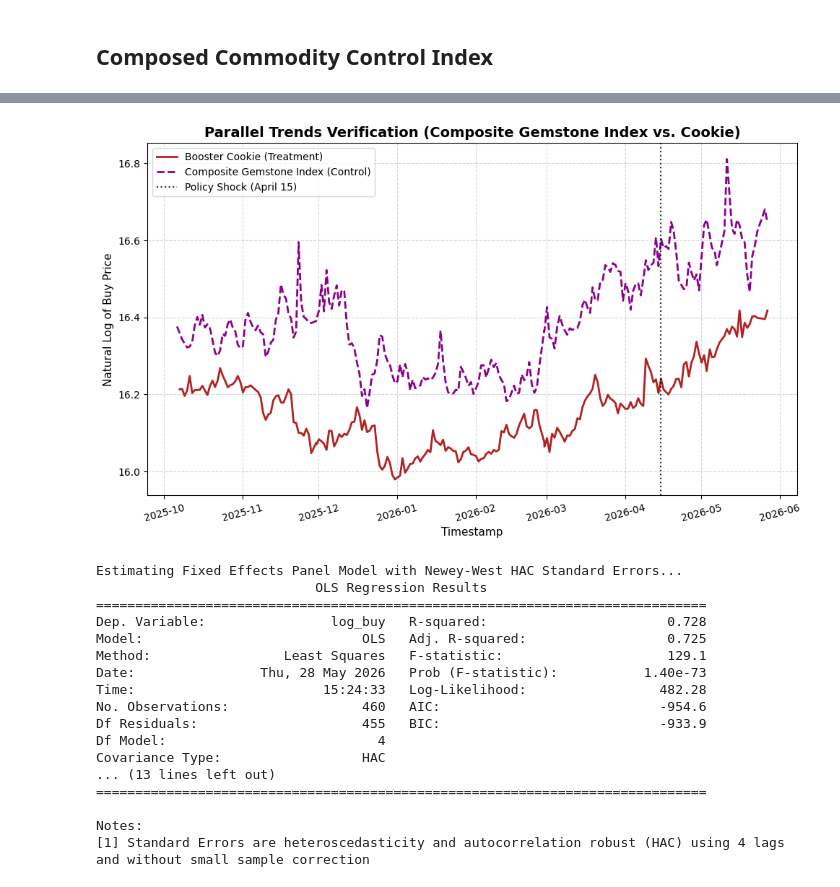
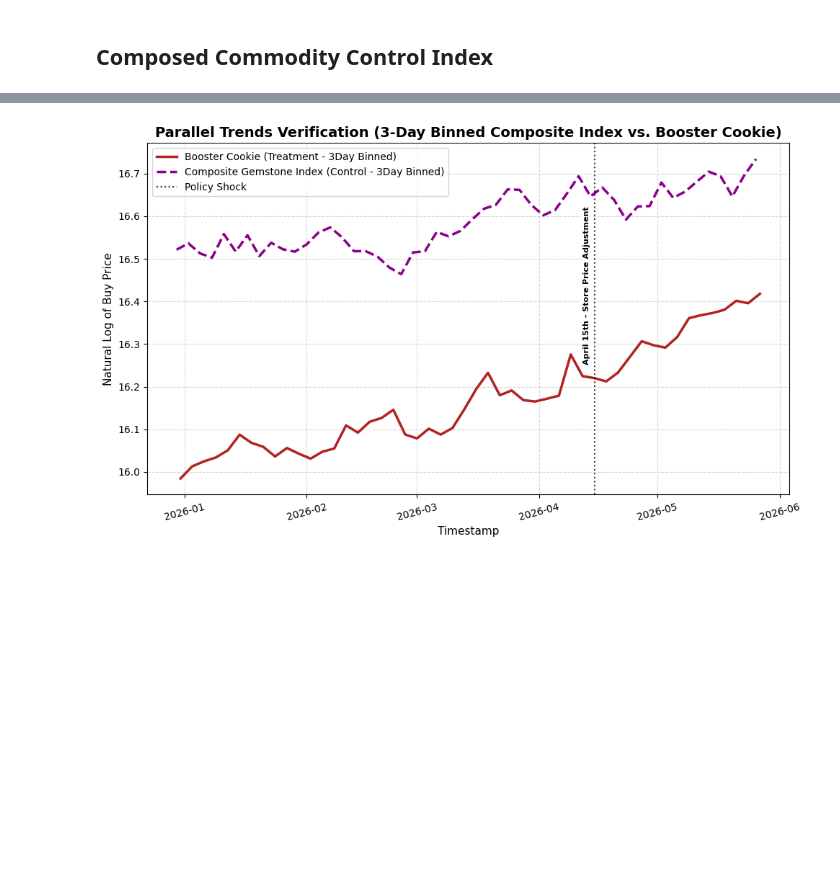
Before and after one commit to Lukee563/Time-Series-Modeling, a Jupyter notebook: analysis/modeling.ipynb, the cells around one changed output, grey strips where cells are left out. Cells and saved outputs as stored; diff of their text form; code cells hidden in the pictures; blank space fills up the shorter version.

Commit message:
Final code for Booster Cookie DiD

```diff
--- a/analysis/modeling.ipynb
+++ b/analysis/modeling.ipynb
@@ -36,6 +34,6 @@ Executing parallel API data ingestion layer...
 # %%
 print("Executing parallel API data ingestion layer...\n")
-period = 230 # 32 Weeks
+period = 145 # Full Availible Data
 
 # Ensure the raw directory exists so data_pull doesn't throw an OS error
 os.makedirs("data/raw", exist_ok=True)
@@ -53,16 +51,18 @@ print("\nAll raw CSV matrices successfully downloaded and structured inside data
 
 print("Building Composed Commodity Control Index...\n")
 
-# ----------------- LAYER 1: Core Target (Booster Cookies) -----------------
+# Treatment Group (Booster Cookies)
 path_cookie = "data/raw/cookie_market_historical.csv"
 
 cleaned_cookie_data = data_construction(path_cookie).tail(period).reset_index(drop=True)
 cleaned_cookie_data['timestamp'] = pd.to_datetime(cleaned_cookie_data['timestamp'])
 
-# ----------------- LAYER 2: Synthetic Control Group Construction -----------------
+# Synthetic Control Group Construction
 gem_list = [
     'PERFECT_TOPAZ_GEM', 'PERFECT_RUBY_GEM', 'PERFECT_SAPPHIRE_GEM',
-    'PERFECT_AMBER_GEM', 'PERFECT_JADE_GEM', 'PERFECT_AMETHYST_GEM'
+    'PERFECT_AMBER_GEM', 'PERFECT_JADE_GEM', 'PERFECT_AMETHYST_GEM',
+    'PERFECT_AQUAMARINE_GEM', 'PERFECT_CITRINE_GEM', 'PERFECT_JASPER_GEM',
+    'PERFECT_ONYX_GEM', 'PERFECT_PERIDOT_GEM', 'PERFECT_SAPPHIRE_GEM'
 ]
 
 gem_data_frames = []
@@ -138,41 +154,52 @@ Panel alignment complete. Total panel observations: 460
 # %%
-# ----------------- LAYER 4: Visualization -----------------
+import matplotlib.pyplot as plt
+import numpy as np
+import pandas as pd
+import matplotlib.transforms as transforms
+
 fig, ax1 = plt.subplots(figsize=(10, 6))
 
-ax1.plot(cleaned_cookie_data['timestamp'], np.log(cleaned_cookie_data['buy']),
-         label='Booster Cookie (Treatment)', color='firebrick', linewidth=2)
+# Filter the long-format panel data back into its respective groups for plotting
+binned_cookie = panel_df[panel_df['Treatment'] == 1].sort_values('timestamp')
+binned_gemstone = panel_df[panel_df['Treatment'] == 0].sort_values('timestamp')
 
-ax1.plot(cleaned_gemstone_data['timestamp'], np.log(cleaned_gemstone_data['buy']),
-         label='Composite Gemstone Index (Control)', color='darkmagenta', linewidth=2, linestyle='--')
+# Plot 3-Day Binned Treatment Group (Booster Cookies)
+ax1.plot(binned_cookie['timestamp'], binned_cookie['log_buy'],
+         label='Booster Cookie (Treatment - 3Day Binned)', color='firebrick', linewidth=2.5)
 
-ax1.axvline(pd.to_datetime('2026-04-15'), color='black', linestyle=':', alpha=0.8,
-            linewidth=1.5, label='Policy Shock (April 15)')
+# Plot 3-Day Binned Control Group (Composite Gemstone Index)
+ax1.plot(binned_gemstone['timestamp'], binned_gemstone['log_buy'],
+         label='Composite Gemstone Index (Control - 3Day Binned)', color='darkmagenta',
+         linewidth=2.5, linestyle='--')
 
-ax1.set_title('Parallel Trends Verification (Composite Gemstone Index vs. Cookie)', fontsize=14, fontweight='bold')
+# Add a vertical visual indicator for the policy shock date (April 15, 2026)
+shock_date = pd.to_datetime('2026-04-15')
+ax1.axvline(shock_date, color='black', linestyle=':', alpha=0.8, linewidth=1.5, label='Policy Shock')
+
+# April 15th Label
+trans = transforms.blended_transform_factory(ax1.transData, ax1.transAxes)
+ax1.text(shock_date - pd.Timedelta(days=1), 0.82,
+         'April 15th - Store Price Adjustment',
+         transform=trans,
+         rotation=90,
+         verticalalignment='top',
+         horizontalalignment='right',
+         fontsize=8,
+         fontweight='bold',
+         color='black',
+         bbox=dict(facecolor='white', alpha=0.8, edgecolor='none', pad=2))
+
+# Formatting & Titles
+ax1.set_title('Parallel Trends Verification (3-Day Binned Composite Index vs. Booster Cookie)',
+             fontsize=14, fontweight='bold')
 ax1.set_xlabel('Timestamp', fontsize=11)
 ax1.set_ylabel('Natural Log of Buy Price', fontsize=11)
 ax1.grid(True, linestyle='--', alpha=0.5)
 ax1.legend(loc='upper left')
+
 plt.xticks(rotation=15)
 plt.tight_layout()
 plt.show()
 # %% [output]
-[figure, old version]
+[figure, new version]
-Estimating Fixed Effects Panel Model with Newey-West HAC Standard Errors...
-                            OLS Regression Results
-==============================================================================
-Dep. Variable:                log_buy   R-squared:                       0.728
-Model:                            OLS   Adj. R-squared:                  0.725
-Method:                 Least Squares   F-statistic:                     129.1
-Date:                Thu, 28 May 2026   Prob (F-statistic):           1.40e-73
-Time:                        15:24:33   Log-Likelihood:                 482.28
-No. Observations:                 460   AIC:                            -954.6
-Df Residuals:                     455   BIC:                            -933.9
-Df Model:                           4
-Covariance Type:                  HAC
-... (13 lines left out)
-==============================================================================
-
-Notes:
-[1] Standard Errors are heteroscedasticity and autocorrelation robust (HAC) using 4 lags and without small sample correction
 # %%
```
Also changed, not shown: parts of 5 cells of this notebook, 16 other files.
